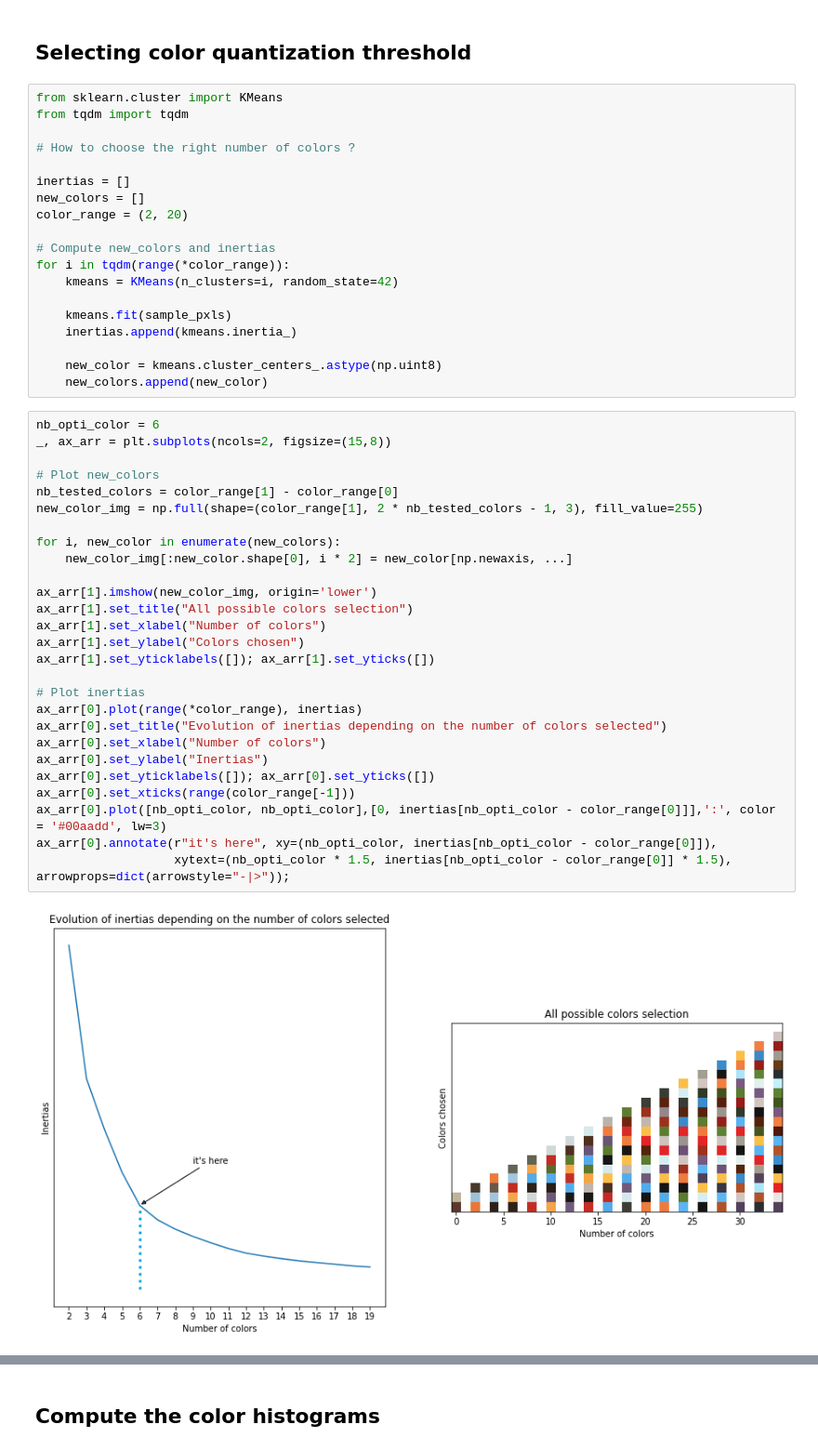
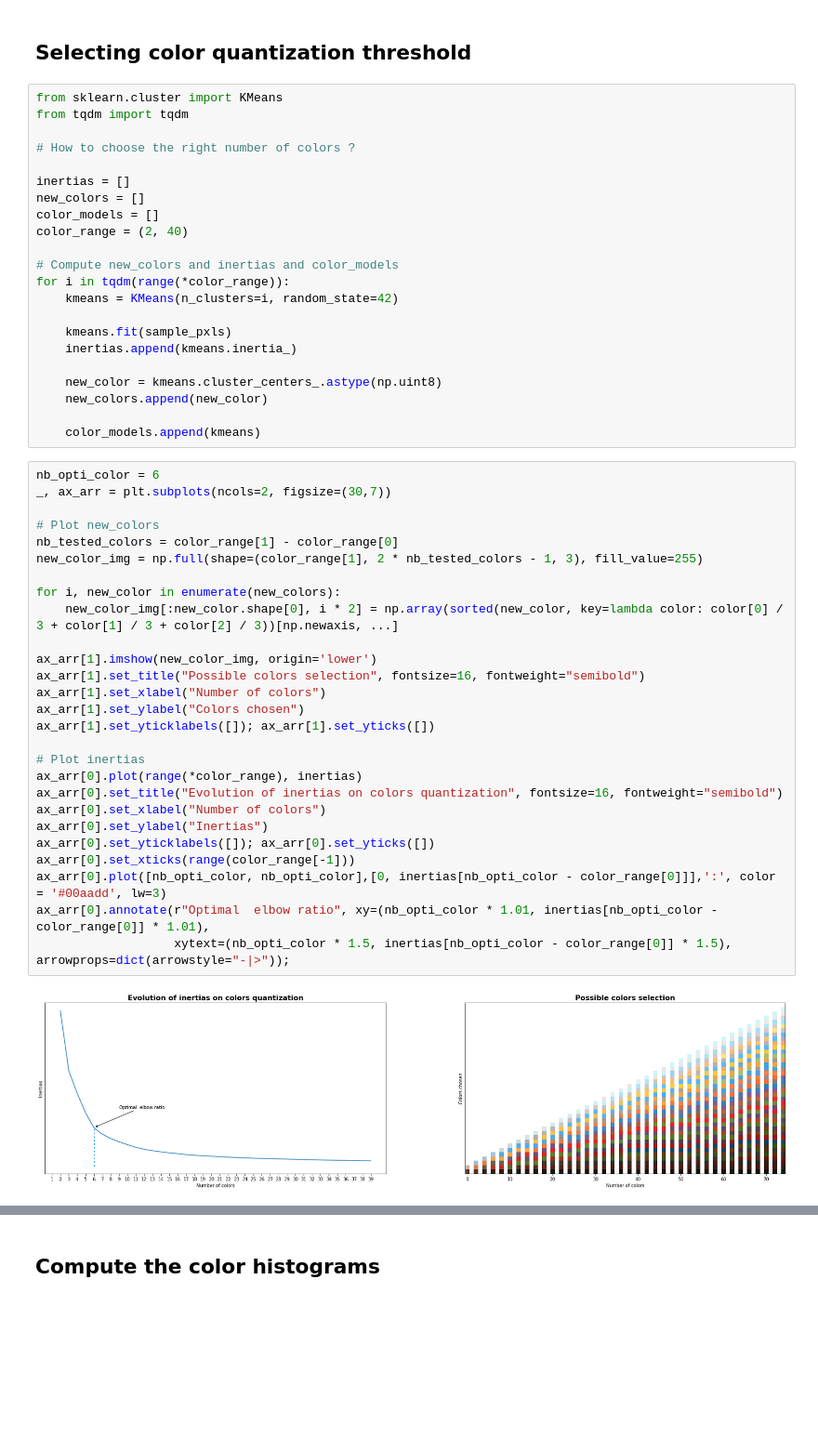
Before and after one commit to Whojo/Dobble-master-race, a Jupyter notebook: color-histogram.ipynb, the cells around one changed output, grey strips where cells are left out. Shown: that part at 93% size. Drawn from its saved outputs; the diff is of its cells as text; blank space fills up the shorter version.

Commit message:
Model performance comparison on color quantization

```diff
--- a/color-histogram.ipynb
+++ b/color-histogram.ipynb
@@ -75,9 +75,10 @@ from tqdm import tqdm
 
 inertias = []
 new_colors = []
-color_range = (2, 20)
+color_models = []
+color_range = (2, 40)
 
-# Compute new_colors and inertias
+# Compute new_colors and inertias and color_models
 for i in tqdm(range(*color_range)):
     kmeans = KMeans(n_clusters=i, random_state=42)
 
@@ -86,35 +87,37 @@ for i in tqdm(range(*color_range)):
 
     new_color = kmeans.cluster_centers_.astype(np.uint8)
     new_colors.append(new_color)
+
+    color_models.append(kmeans)
 # %%
 nb_opti_color = 6
-_, ax_arr = plt.subplots(ncols=2, figsize=(15,8))
+_, ax_arr = plt.subplots(ncols=2, figsize=(30,7))
 
 # Plot new_colors
 nb_tested_colors = color_range[1] - color_range[0]
 new_color_img = np.full(shape=(color_range[1], 2 * nb_tested_colors - 1, 3), fill_value=255)
 
 for i, new_color in enumerate(new_colors):
-    new_color_img[:new_color.shape[0], i * 2] = new_color[np.newaxis, ...]
+    new_color_img[:new_color.shape[0], i * 2] = np.array(sorted(new_color, key=lambda color: color[0] / 3 + color[1] / 3 + color[2] / 3))[np.newaxis, ...]
 
 ax_arr[1].imshow(new_color_img, origin='lower')
-ax_arr[1].set_title("All possible colors selection")
+ax_arr[1].set_title("Possible colors selection", fontsize=16, fontweight="semibold")
 ax_arr[1].set_xlabel("Number of colors")
 ax_arr[1].set_ylabel("Colors chosen")
 ax_arr[1].set_yticklabels([]); ax_arr[1].set_yticks([])
 
 # Plot inertias
 ax_arr[0].plot(range(*color_range), inertias)
-ax_arr[0].set_title("Evolution of inertias depending on the number of colors selected")
+ax_arr[0].set_title("Evolution of inertias on colors quantization", fontsize=16, fontweight="semibold")
 ax_arr[0].set_xlabel("Number of colors")
 ax_arr[0].set_ylabel("Inertias")
 ax_arr[0].set_yticklabels([]); ax_arr[0].set_yticks([])
 ax_arr[0].set_xticks(range(color_range[-1]))
 ax_arr[0].plot([nb_opti_color, nb_opti_color],[0, inertias[nb_opti_color - color_range[0]]],':', color = '#00aadd', lw=3)
-ax_arr[0].annotate(r"it's here", xy=(nb_opti_color, inertias[nb_opti_color - color_range[0]]),
+ax_arr[0].annotate(r"Optimal  elbow ratio", xy=(nb_opti_color * 1.01, inertias[nb_opti_color - color_range[0]] * 1.01),
                    xytext=(nb_opti_color * 1.5, inertias[nb_opti_color - color_range[0]] * 1.5), arrowprops=dict(arrowstyle="-|>"));
 # %% [output]
-[figure, old version]
+[figure, new version]
 # %%
 # Example of color sampling
 nb_color = nb_opti_color
```
Also changed, not shown: parts of 10 cells of this notebook.
